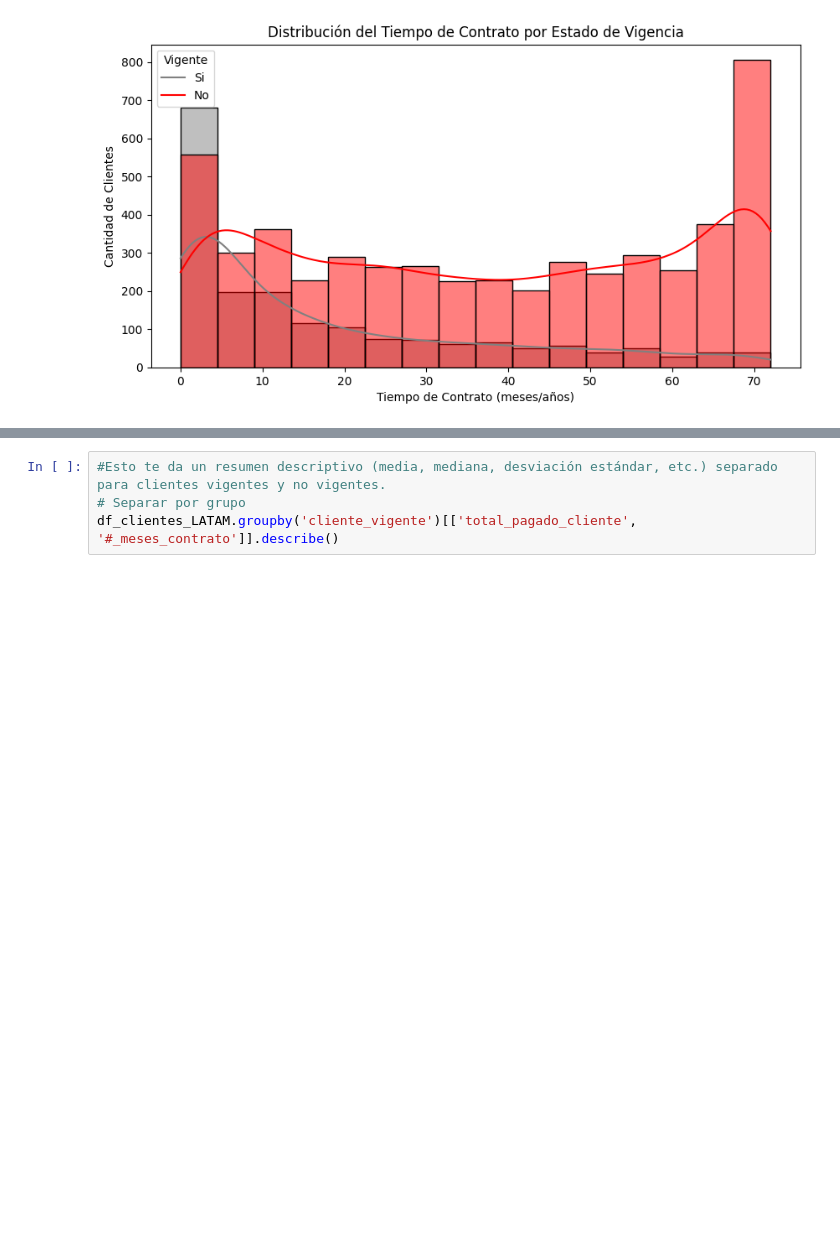
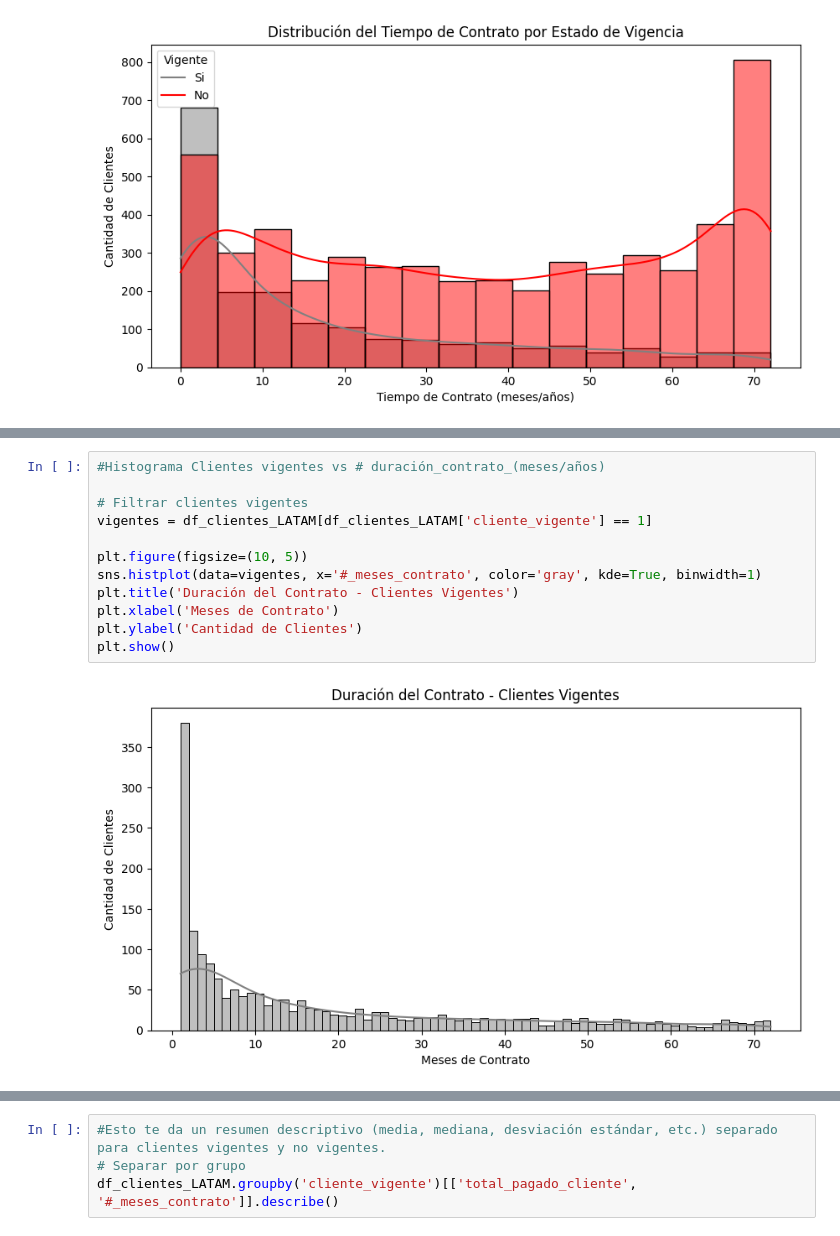
Before and after one commit to Starleen1996/Challenger_Telecom_Latam, a Jupyter notebook: TelecomX_LATAM.ipynb, the cells around one changed output, grey strips where cells are left out. Saved outputs shown, nothing was run; the diff lists cells and outputs as text; blank space fills up the shorter version.

```diff
--- a/TelecomX_LATAM.ipynb
+++ b/TelecomX_LATAM.ipynb
@@ -726,0 +756,14 @@ plt.show()
+# %%
+#Histograma Clientes vigentes vs # duración_contrato_(meses/años)
+
+# Filtrar clientes vigentes
+vigentes = df_clientes_LATAM[df_clientes_LATAM['cliente_vigente'] == 1]
+
+plt.figure(figsize=(10, 5))
+sns.histplot(data=vigentes, x='#_meses_contrato', color='gray', kde=True, binwidth=1)
+plt.title('Duración del Contrato - Clientes Vigentes')
+plt.xlabel('Meses de Contrato')
+plt.ylabel('Cantidad de Clientes')
+plt.show()
+# %% [output]
+[figure, added]
```
Also changed, not shown: parts of 3 cells of this notebook.
